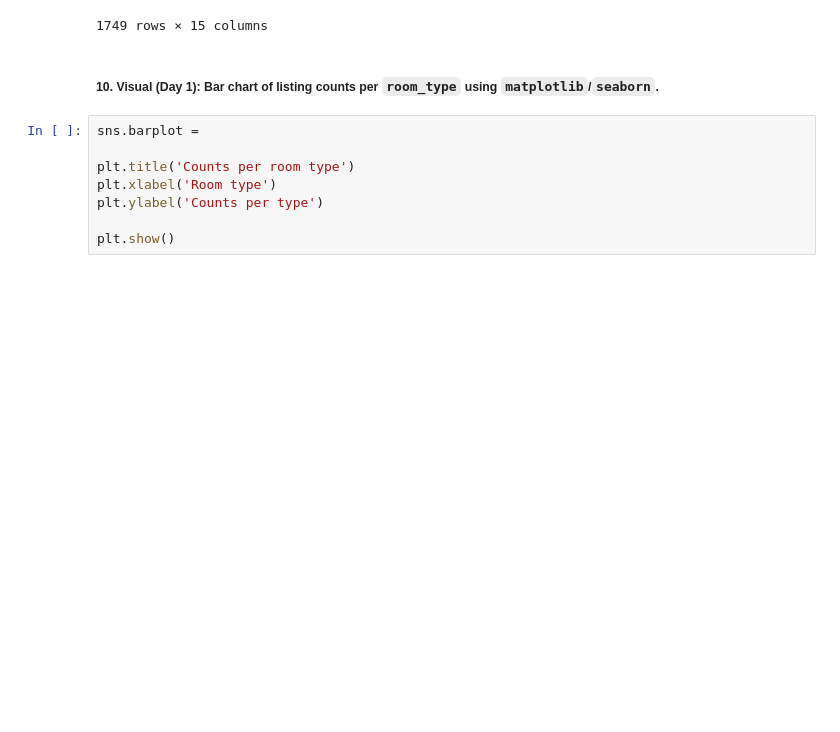
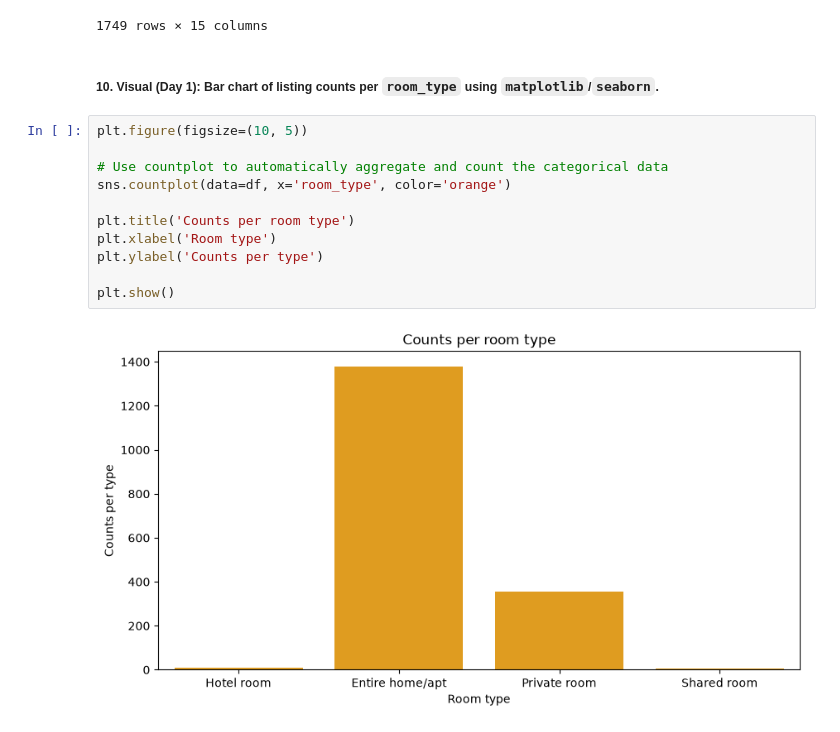
Before and after one commit to shiva3994/Practice, a Jupyter notebook: Daily Python/L_Airbnb_Listings.ipynb, the cells around one changed output. Drawn from its saved outputs; the diff is of its cells as text; blank space fills up the shorter version.

```diff
--- a/Daily Python/L_Airbnb_Listings.ipynb
+++ b/Daily Python/L_Airbnb_Listings.ipynb
@@ -175,10 +175,15 @@ df
 # %% [markdown]
 ##### 10. **Visual (Day 1):** Bar chart of listing counts per `room_type` using `matplotlib`/`seaborn`.
 # %%
-sns.barplot =
+plt.figure(figsize=(10, 5))
+
+# Use countplot to automatically aggregate and count the categorical data
+sns.countplot(data=df, x='room_type', color='orange')
 
 plt.title('Counts per room type')
 plt.xlabel('Room type')
 plt.ylabel('Counts per type')
 
 plt.show()
+# %% [output]
+[figure, added]
```
